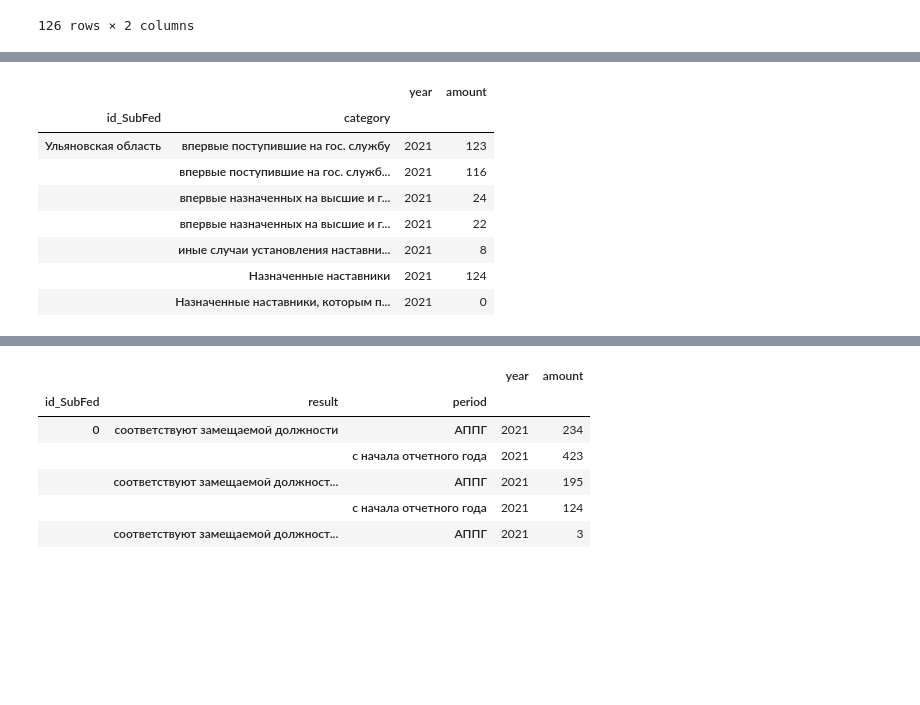
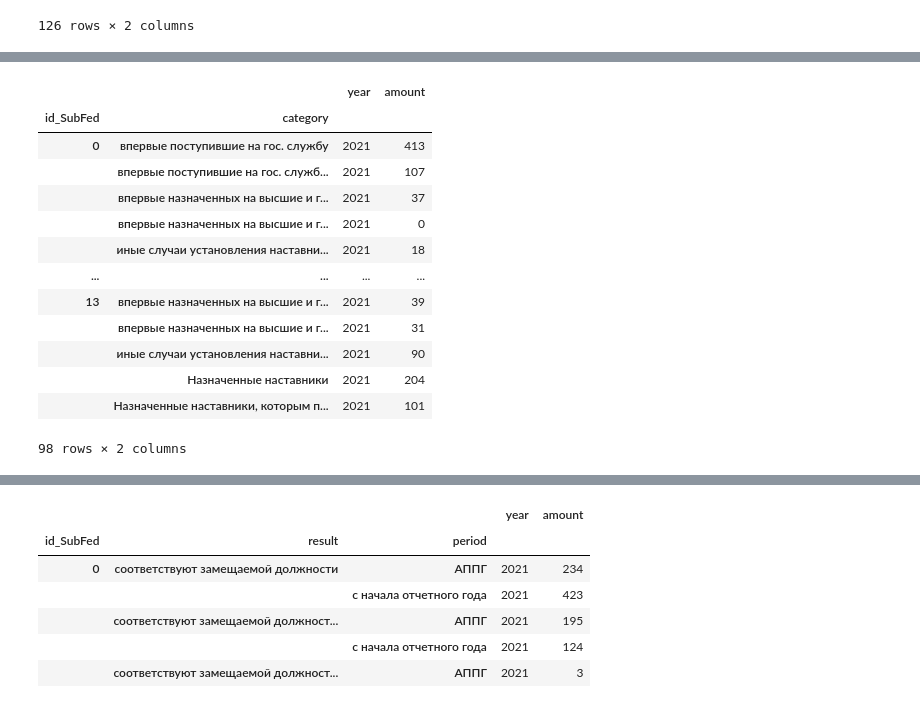
Before and after one commit to Viraremi/ulstu_praktik, a Jupyter notebook: func_test.ipynb, the cells around one changed output, grey strips where cells are left out. Drawn from its saved outputs; the diff is of its cells as text; code cells hidden in the pictures; blank space fills up the shorter version.

```diff
--- a/func_test.ipynb
+++ b/func_test.ipynb
@@ -306,35 +338,39 @@ df.insert(0, 'year', 2021)
 # %%
 #Mentoring
 category = [
     'впервые поступившие на гос. службу',
     'впервые поступившие на гос. службу, которым назначены наставники',
     'впервые назначенных на высшие и главные должности гос. службы',
     'впервые назначенных на высшие и главные должности гос. службы, которым назначены наставники',
     'иные случаи установления наставничества',
     'Назначенные наставники',
     'Назначенные наставники, которым произведена доплата'
 ]
 
-df = pd.read_excel('data_xlsx/2019_ul.xlsx', sheet_name='12. Наставничество', header=None)
+df = pd.read_excel('data_xlsx/2023_full.xlsx', sheet_name='12. Наставничество', header=None)
 df = df.iloc[7:21, 2:13]
 df = df.drop([4,7,9,12], axis=1)
-df = df.dropna()
 df = df.stack().reset_index(drop=True).to_frame()
-m_id = pd.MultiIndex.from_product([ulsk, category], names=['id_SubFed', 'category'])
+m_id = pd.MultiIndex.from_product([id_SubFed, category], names=['id_SubFed', 'category'])
 df = df.set_axis(m_id, axis=0)
 df = df.rename(columns={0: 'amount'})
 df.insert(0, 'year', 2021)
 df
 # %% [output]
 |  |  | year | amount |
 | id_SubFed | category |  |  |
-| Ульяновская область | впервые поступившие на гос. службу | 2021 | 123 |
-|  | впервые поступившие на гос. служб... | 2021 | 116 |
-|  | впервые назначенных на высшие и г... | 2021 | 24 |
-|  | впервые назначенных на высшие и г... | 2021 | 22 |
-|  | иные случаи установления наставни... | 2021 | 8 |
-|  | Назначенные наставники | 2021 | 124 |
-|  | Назначенные наставники, которым п... | 2021 | 0 |
+| 0 | впервые поступившие на гос. службу | 2021 | 413 |
+|  | впервые поступившие на гос. служб... | 2021 | 107 |
+|  | впервые назначенных на высшие и г... | 2021 | 37 |
+|  | впервые назначенных на высшие и г... | 2021 | 0 |
+|  | иные случаи установления наставни... | 2021 | 18 |
+| ... | ... | ... | ... |
+| 13 | впервые назначенных на высшие и г... | 2021 | 39 |
+|  | впервые назначенных на высшие и г... | 2021 | 31 |
+|  | иные случаи установления наставни... | 2021 | 90 |
+|  | Назначенные наставники | 2021 | 204 |
+|  | Назначенные наставники, которым п... | 2021 | 101 |
+98 rows × 2 columns
 # %%
 #ReserveComposition
 category = [
```
Also changed, not shown: parts of 4 cells of this notebook, 6 other files.
